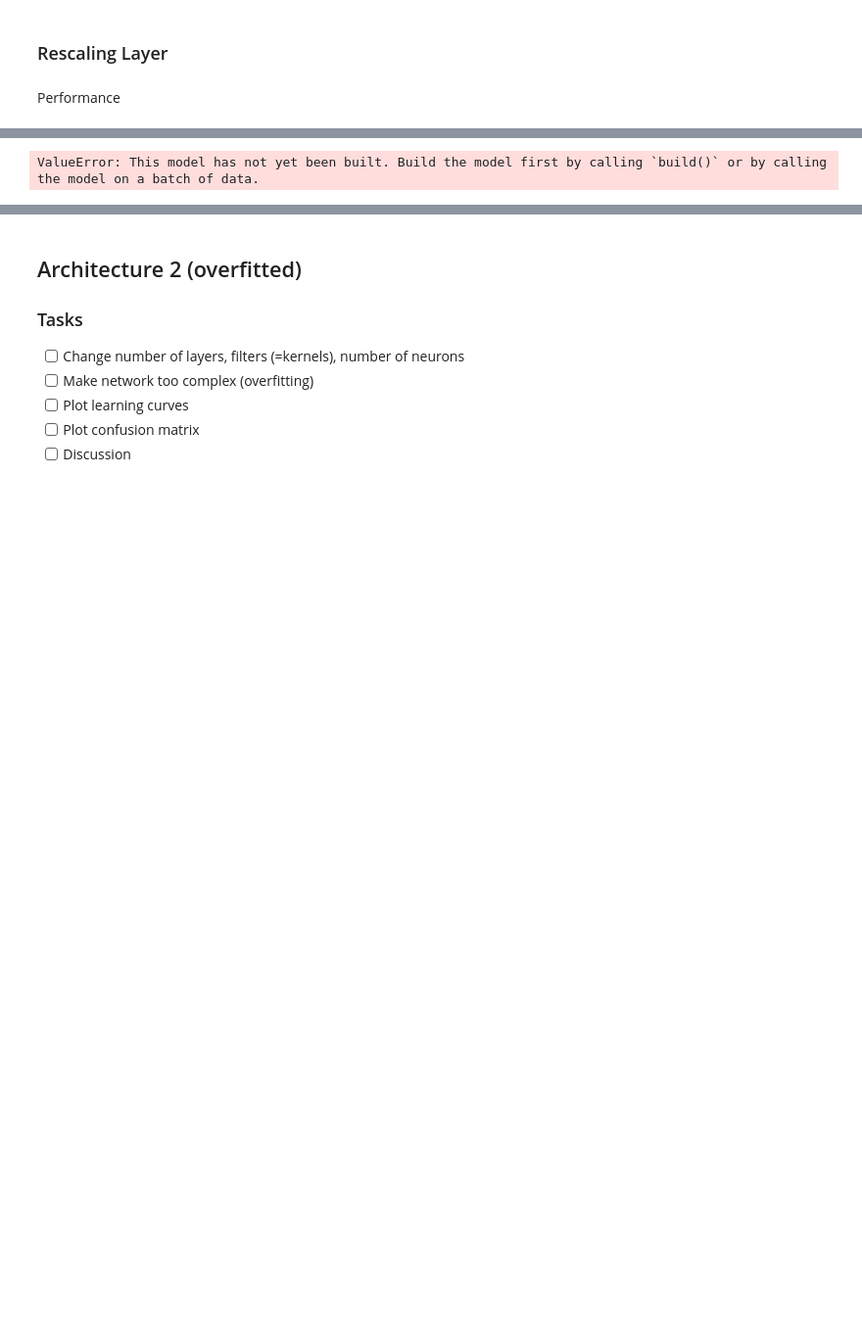
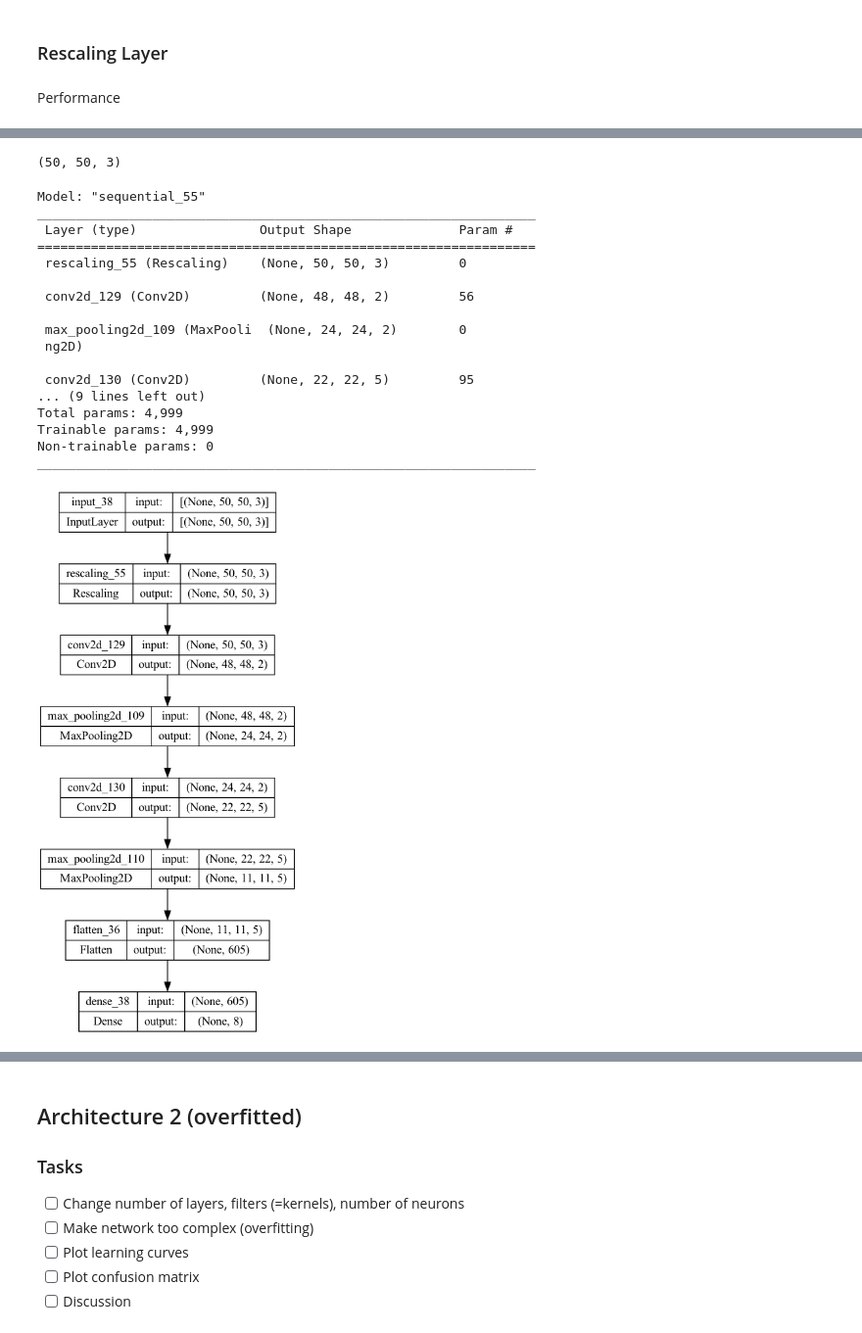
Before and after one commit to Norukh/AIMiniProj1, a Jupyter notebook: AIAp_MiniProj1.ipynb, the cells around one changed output, grey strips where cells are left out. Shown at 98% size. Saved outputs shown, nothing was run; the diff lists cells and outputs as text; code cells hidden in the pictures; blank space fills up the shorter version.

Commit message:
Created model for architecture 1

```diff
--- a/AIAp_MiniProj1.ipynb
+++ b/AIAp_MiniProj1.ipynb
@@ -164,7 +164,7 @@ classification_labels = ["Bart Simpson",
 train_directory = 'simpsons-dataset/train'
 test_directory = 'simpsons-dataset/test'
 # %%
-image_size = (150, 150)
+image_size = (50, 50)
 batch_size = 128
 
 train_data = tf.keras.utils.image_dataset_from_directory(
@@ -278,17 +223,51 @@ model = keras.Sequential([
+# %%
+input_shape = image_size + (3, )
+print(input_shape)
+num_classes = len(classification_labels)
+# %% [output]
+(50, 50, 3)
+# %%
+model = keras.Sequential([
+    layers.Input(shape=input_shape),
+    layers.Rescaling(1./255),
+    layers.Conv2D(2, (3, 3), activation='relu', input_shape=input_shape),
+    layers.MaxPooling2D((2, 2)),
+    layers.Conv2D(5, (3, 3), activation='relu'),
+    layers.MaxPooling2D((2, 2)),
+    layers.Flatten(),
+    layers.Dense(num_classes),
+])
+
+model.summary()
+
+keras.utils.plot_model(model, show_shapes=True)
+# %% [output]
+Model: "sequential_55"
+_________________________________________________________________
+ Layer (type)                Output Shape              Param #
+=================================================================
+ rescaling_55 (Rescaling)    (None, 50, 50, 3)         0
+
+ conv2d_129 (Conv2D)         (None, 48, 48, 2)         56
+
+ max_pooling2d_109 (MaxPooli  (None, 24, 24, 2)        0
+ ng2D)
+
+ conv2d_130 (Conv2D)         (None, 22, 22, 5)         95
+... (9 lines left out)
+Total params: 4,999
+Trainable params: 4,999
+Non-trainable params: 0
+_________________________________________________________________
+[figure, added]
 # %%
-epochs = 10
-
-callbacks = [
-    keras.callbacks.ModelCheckpoint("save_at_{epoch}.keras"),
-]
+#callbacks = [
+#    keras.callbacks.ModelCheckpoint("save_at_{epoch}.keras"),
+#]
 
 model.compile(
-    optimizer=keras.optimizers.Adam(1e-3),
+    optimizer='adam',
     loss=tf.keras.losses.SparseCategoricalCrossentropy(from_logits=True),
     metrics=['accuracy']
 )
-
-model.summary()
-# %% [output]
-ValueError: This model has not yet been built. Build the model first by calling `build()` or by calling the model on a batch of data.
 # %%
```
Also changed, not shown: parts of 6 cells of this notebook.
